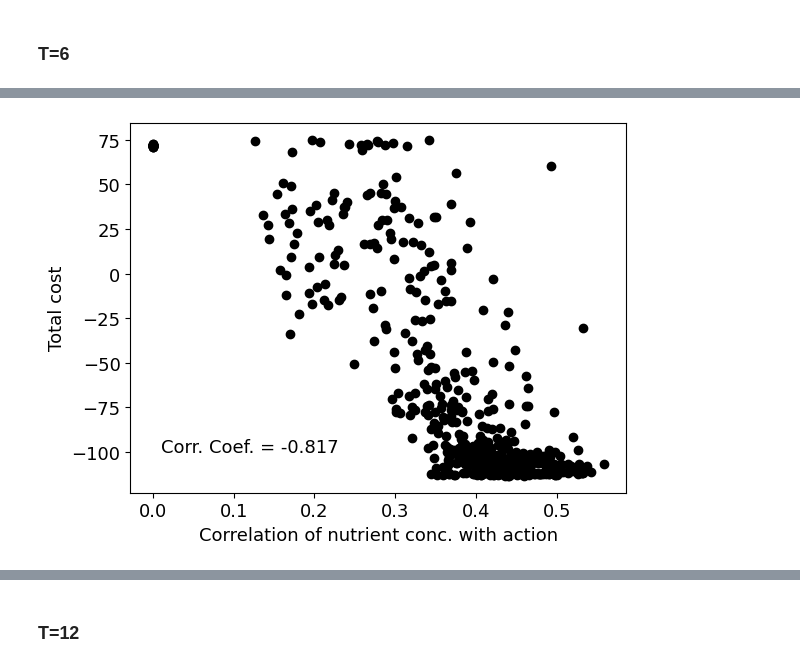
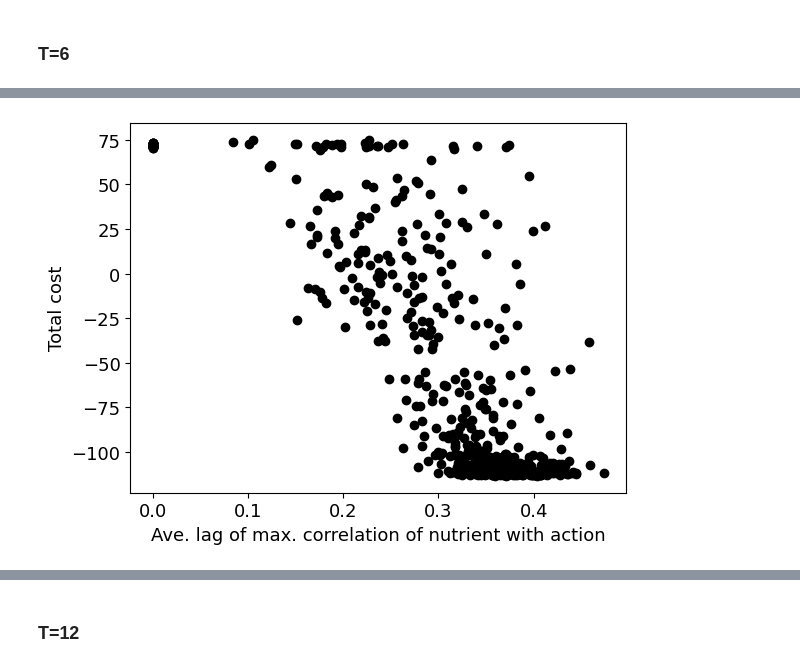
Before and after one commit to quantumyeasthacker/RL-for-bacterial-control, a Jupyter notebook: fig4.ipynb, the cells around one changed output, grey strips where cells are left out. Drawn from its saved outputs; the diff is of its cells as text; code cells hidden in the pictures.

Commit message:
adding plots of training dynamics

```diff
--- a/fig4.ipynb
+++ b/fig4.ipynb
@@ -82,16 +133,16 @@ df = pd.concat(df_list, ignore_index=True)
 # %%
 # calculate correlation coefficient
-corr_coef = np.corrcoef(df["ave_max_cross_corr_kn0"], df["ave total reward"])
+corr_coef = np.corrcoef(df["ave_max_cross_corr_kn0"], df["ave_total_reward"])
 corr_coef = np.round(corr_coef[0,1], 3)
 # %%
 plt.rcParams.update({"font.size": 13})
 fig = plt.figure()
 
-plt.scatter(df["ave_max_cross_corr_kn0"], df["ave total reward"], color='k')
-plt.xlabel("Correlation of nutrient conc. with action")
+plt.scatter(df["ave_max_cross_corr_kn0"], df["ave_total_reward"], color='k')
+plt.xlabel("Ave. lag of max. correlation of nutrient with action")
 plt.ylabel("Total cost")
-plt.annotate("Corr. Coef. = "+str(corr_coef), xy=(0.01,-100))
+plt.annotate("Corr. Coef. = "+str(corr_coef), xy=(-140,-100))
 plt.show()
-# fig.savefig('nutr_vs_cost_plot.pdf', dpi=300, bbox_inches='tight')
+# fig.savefig('damage_vs_cost_plot.pdf', dpi=300, bbox_inches='tight')
 # %% [output]
-[figure, old version]
+[figure, new version]
```
Also changed, not shown: parts of 57 cells of this notebook.
